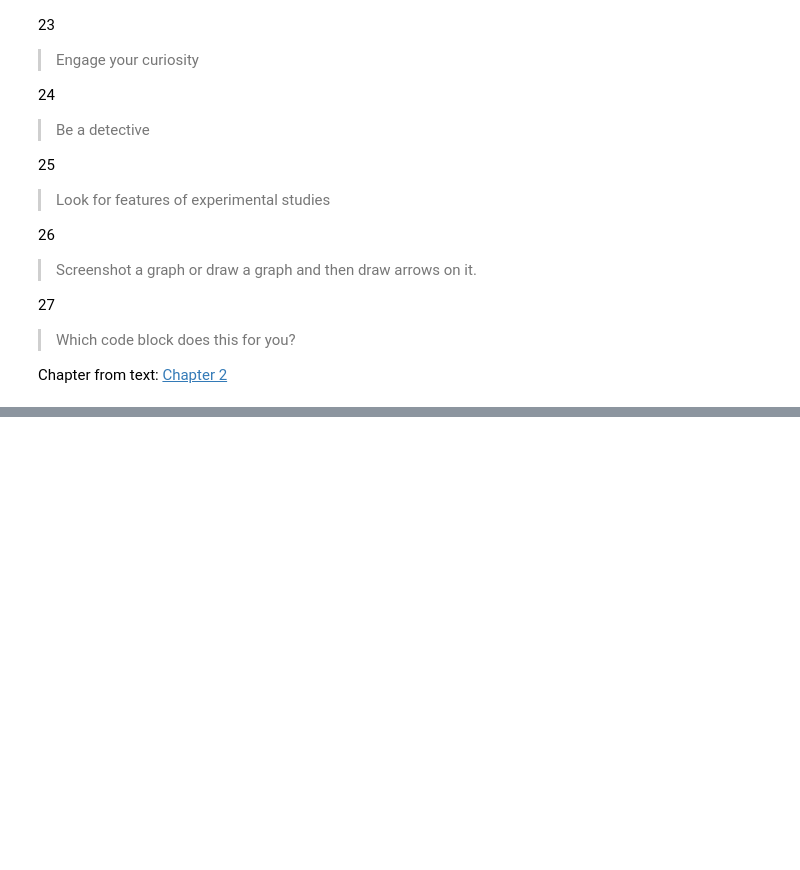
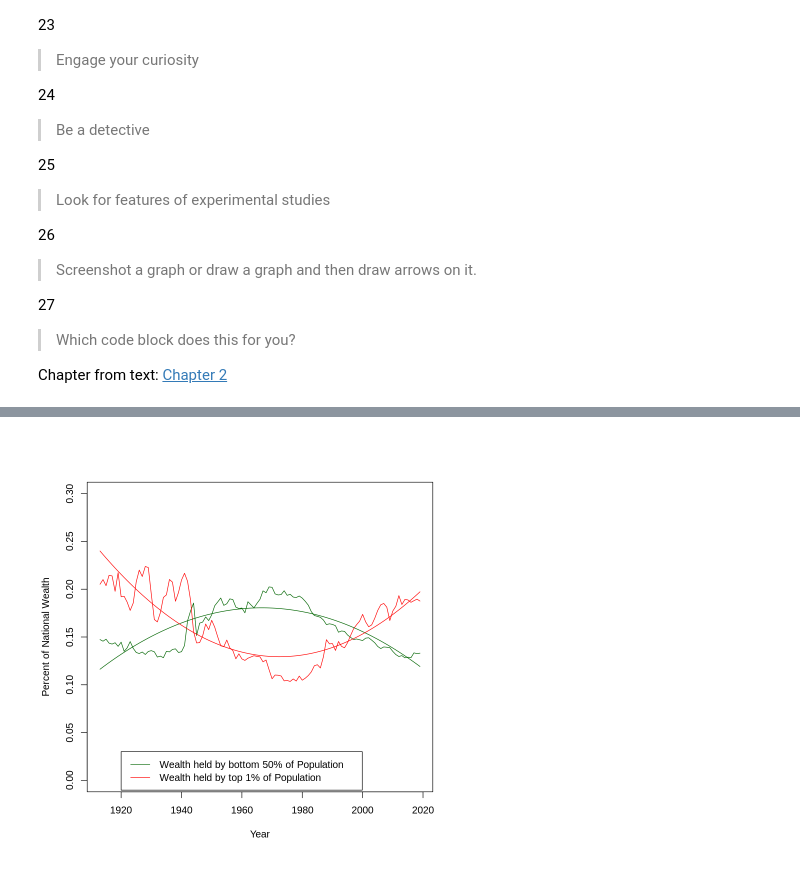
Before and after one commit to matsonah/ClarkeStatsSpring2022, a Jupyter notebook: Spring_2022_Module_3_A.ipynb, the cells around one changed output, grey strips where cells are left out. Drawn from its saved outputs; the diff is of its cells as text; code cells hidden in the pictures; blank space fills up the shorter version.

```diff
--- a/Spring_2022_Module_3_A.ipynb
+++ b/Spring_2022_Module_3_A.ipynb
@@ -95,23 +93,23 @@ legend(2005,4000,legend=c("Cannot afford", "Insurance related", "Other"),col=c("
 # %%
-WID.ratio <- read.csv("WID_Data_2021-07-21.csv")
-#
 WID.ratio$Year2 <- WID.ratio$Year^2  #makes quadratic term
 #
 WID.bottom = lm(WID.ratio$p0p50.Percent ~ WID.ratio$Year+WID.ratio$Year2)   #quadratic regression
 #
 WID.top = lm(WID.ratio$p99p100.Percent ~ WID.ratio$Year+WID.ratio$Year2)    # quadratic regression
 #
 WID.bottom.prediction = data.frame(WID.ratio$Year, WID.ratio$Year2*WID.bottom$coefficients[3]+WID.ratio$Year*WID.bottom$coefficients[2]+WID.bottom$coefficients[1])
 #
 WID.top.prediction = data.frame(WID.ratio$Year, WID.ratio$Year2*WID.top$coefficients[3]+WID.ratio$Year*WID.top$coefficients[2]+WID.top$coefficients[1])
 #
 plot(WID.ratio$Year,WID.ratio$p0p50.Percent, col="dark green", type="l",ylim=c(0,0.3),xlab="Year", ylab="Percent of National Wealth")     #starting plot
 #
 lines(WID.ratio$Year,WID.ratio$p99p100.Percent, col="red",type="l")  #plot of top 1%
 #
 lines(WID.bottom.prediction, col="dark green")  #plot bottom 50 regression quadratic!
 #
 lines(WID.top.prediction, col="red")    # plot top 1 regression quadratic
 #
 legend(1920,0.03,legend=c("Wealth held by bottom 50% of Population","Wealth held by top 1% of Population"),col=c("dark green","red"), lty=1:1)   #puts in a legend
 #
+# %% [output]
+[figure, added]
```
Also changed, not shown: parts of 5 cells of this notebook.
